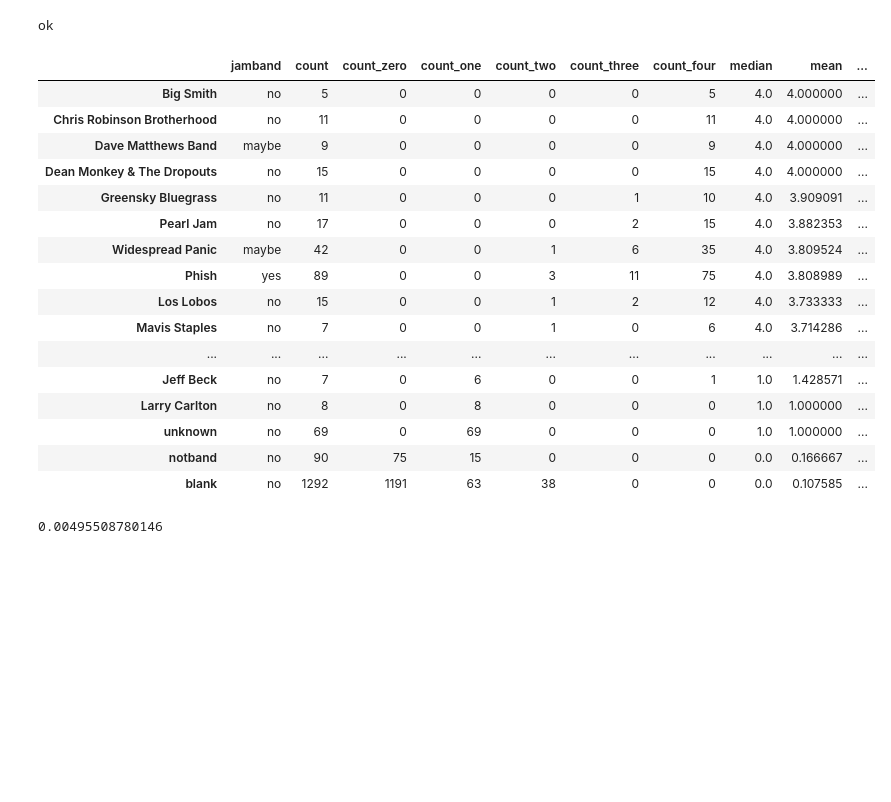
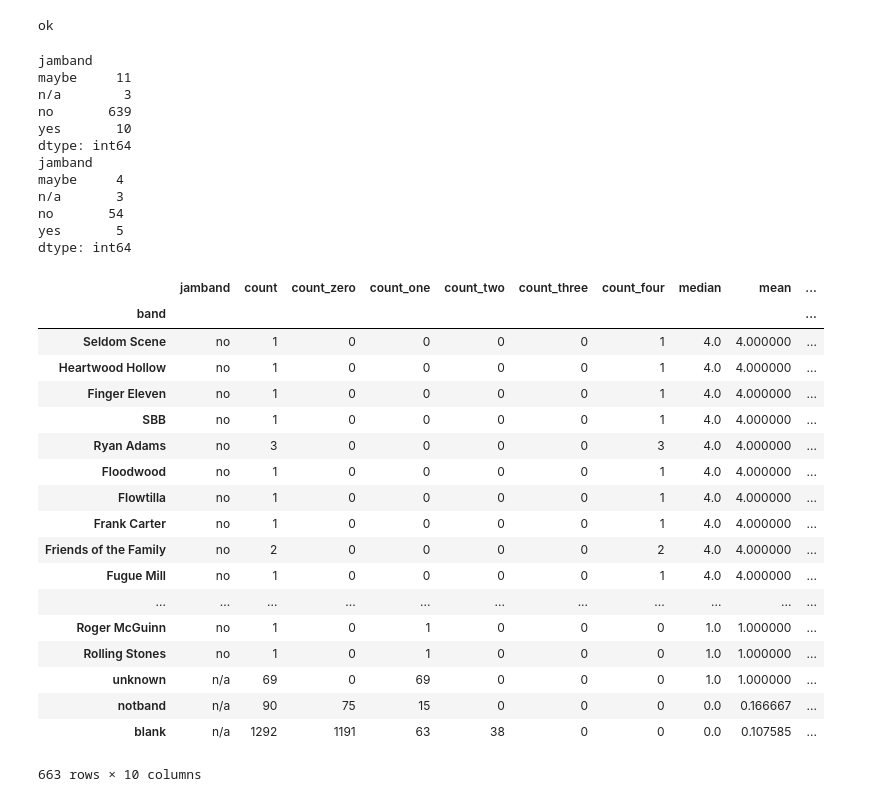
Before and after one commit to raddick/musical-folksonomy, a Jupyter notebook: folksonomy.ipynb, the cells around one changed output. Cells and saved outputs as stored; diff of their text form; code cells hidden in the pictures; blank space fills up the shorter version.

Commit message:
Stats complete!

```diff
--- a/folksonomy.ipynb
+++ b/folksonomy.ipynb
@@ -628,12 +630,14 @@ music_df = music_df_bk
 
 music_df['band'] = music_df['band'].fillna('blank')
 
-small_sample_cutoff_value = 5
+small_sample_cutoff_value = 4
 
 stats_allbands_df = pandas.DataFrame(data=music_df['band'].drop_duplicates().sort_values().values, columns=['band'])
 stats_allbands_df = stats_allbands_df.set_index('band')
+stats_allbands_df.sample(3)
 
-stats_allbands_df['jamband'] = 'no'
+stats_allbands_df['jamband'] = 'xxx'
+stats_allbands_df.loc[stats_allbands_df.index.map(lambda x: x in ['unknown', 'notband', 'blank'])==True, 'jamband'] = 'n/a'
 jambandlist = ['Grateful Dead', 'The Other Ones', 'The Dead']
 jambandlist += ['Phil Lesh & Friends', 'Ratdog', 'Jerry Garcia Band']
 jambandlist += ['Jerry Garcia', 'Bruce Hornsby', 'Phish', 'Trey Anastasio Band']
@@ -654,6 +658,9 @@ jambandmaybelist += ['Dave Matthews (solo)', 'Tim Reynolds']
 
 stats_allbands_df.loc[stats_allbands_df.index.isin(jambandlist), 'jamband'] = 'yes'
 stats_allbands_df.loc[stats_allbands_df.index.isin(jambandmaybelist), 'jamband'] = 'maybe'
+stats_allbands_df.loc[stats_allbands_df['jamband'] == 'xxx', 'jamband'] = 'no'
+
+print(stats_allbands_df.groupby('jamband').size())
 
 stats_allbands_df['count'] = 0
 stats_allbands_df['count_zero'] = 0
@@ -667,62 +674,62 @@ stats_allbands_df['stdev'] = 0
 
 for thisband, thisrow in stats_allbands_df.iterrows():
     stats_allbands_df.loc[thisband, 'count'] = music_df['score'][music_df['band'] == thisband].count()
     stats_allbands_df.loc[thisband, 'count_zero'] = music_df['score'][(music_df['band'] == thisband) & (music_df['score'] == 0)].count()
     stats_allbands_df.loc[thisband, 'count_one'] = music_df['score'][(music_df['band'] == thisband) & (music_df['score'] == 1)].count()
     stats_allbands_df.loc[thisband, 'count_two'] = music_df['score'][(music_df['band'] == thisband) & (music_df['score'] == 2)].count()
     stats_allbands_df.loc[thisband, 'count_three'] = music_df['score'][(music_df['band'] == thisband) & (music_df['score'] == 3)].count()
     stats_allbands_df.loc[thisband, 'count_four'] = music_df['score'][(music_df['band'] == thisband) & (music_df['score'] == 4)].count()
     stats_allbands_df.loc[thisband, 'median'] = music_df['score'][music_df['band'] == thisband].median()
     stats_allbands_df.loc[thisband, 'mean'] = music_df['score'][music_df['band'] == thisband].mean()
     stats_allbands_df.loc[thisband, 'stdev'] = music_df['score'][music_df['band'] == thisband].std()
 
 #music_df['score'][(music_df['band'] == 'Grateful Dead')].count()
 stats_df = stats_allbands_df[stats_allbands_df['count'] >= small_sample_cutoff_value]
 
 misc_bands = stats_allbands_df[stats_allbands_df['count'] < small_sample_cutoff_value].index.values.tolist()
 misc_count = music_df['score'][music_df['band'].isin(misc_bands)].count()
 misc_count_zero = music_df['score'][(music_df['band'].isin(misc_bands)) & (music_df['score'] == 0)].count()
 misc_count_one = music_df['score'][(music_df['band'].isin(misc_bands)) & (music_df['score'] == 1)].count()
 misc_count_two = music_df['score'][(music_df['band'].isin(misc_bands)) & (music_df['score'] == 2)].count()
 misc_count_three = music_df['score'][(music_df['band'].isin(misc_bands)) & (music_df['score'] == 3)].count()
 misc_count_four = music_df['score'][(music_df['band'].isin(misc_bands)) & (music_df['score'] == 4)].count()
 misc_median = music_df['score'][music_df['band'].isin(misc_bands)].median()
 misc_mean = music_df['score'][music_df['band'].isin(misc_bands)].mean()
 misc_stdev = music_df['score'][music_df['band'].isin(misc_bands)].std()
 allotherbands_df = pandas.DataFrame(data = [['no', misc_count, misc_count_zero, misc_count_one, misc_count_two, misc_count_three, misc_count_four, misc_median, misc_mean, misc_stdev]], columns=stats_df.columns, index=['All other bands'])
 stats_df = stats_df.append(allotherbands_df)
+print(stats_df.groupby('jamband').size())
 
-stats_df.sort_values('mean', ascending=False)
+stats_allbands_df.sort_values('mean', ascending=False)
 # %% [output]
+jamband
+maybe     11
+n/a        3
+no       639
+yes       10
+dtype: int64
+jamband
+maybe     4
+n/a       3
+no       54
+yes       5
+dtype: int64
 |  | jamband | count | count_zero | count_one | count_two | count_three | count_four | median | mean | ... |
-| Big Smith | no | 5 | 0 | 0 | 0 | 0 | 5 | 4.0 | 4.000000 | ... |
-| Chris Robinson Brotherhood | no | 11 | 0 | 0 | 0 | 0 | 11 | 4.0 | 4.000000 | ... |
-| Dave Matthews Band | maybe | 9 | 0 | 0 | 0 | 0 | 9 | 4.0 | 4.000000 | ... |
-| Dean Monkey & The Dropouts | no | 15 | 0 | 0 | 0 | 0 | 15 | 4.0 | 4.000000 | ... |
-| Greensky Bluegrass | no | 11 | 0 | 0 | 0 | 1 | 10 | 4.0 | 3.909091 | ... |
-| Pearl Jam | no | 17 | 0 | 0 | 0 | 2 | 15 | 4.0 | 3.882353 | ... |
-| Widespread Panic | maybe | 42 | 0 | 0 | 1 | 6 | 35 | 4.0 | 3.809524 | ... |
-| Phish | yes | 89 | 0 | 0 | 3 | 11 | 75 | 4.0 | 3.808989 | ... |
-| Los Lobos | no | 15 | 0 | 0 | 1 | 2 | 12 | 4.0 | 3.733333 | ... |
-| Mavis Staples | no | 7 | 0 | 0 | 1 | 0 | 6 | 4.0 | 3.714286 | ... |
+| band |  |  |  |  |  |  |  |  |  | ... |
+| Seldom Scene | no | 1 | 0 | 0 | 0 | 0 | 1 | 4.0 | 4.000000 | ... |
+| Heartwood Hollow | no | 1 | 0 | 0 | 0 | 0 | 1 | 4.0 | 4.000000 | ... |
+| Finger Eleven | no | 1 | 0 | 0 | 0 | 0 | 1 | 4.0 | 4.000000 | ... |
+| SBB | no | 1 | 0 | 0 | 0 | 0 | 1 | 4.0 | 4.000000 | ... |
+| Ryan Adams | no | 3 | 0 | 0 | 0 | 0 | 3 | 4.0 | 4.000000 | ... |
+| Floodwood | no | 1 | 0 | 0 | 0 | 0 | 1 | 4.0 | 4.000000 | ... |
+| Flowtilla | no | 1 | 0 | 0 | 0 | 0 | 1 | 4.0 | 4.000000 | ... |
+| Frank Carter | no | 1 | 0 | 0 | 0 | 0 | 1 | 4.0 | 4.000000 | ... |
+| Friends of the Family | no | 2 | 0 | 0 | 0 | 0 | 2 | 4.0 | 4.000000 | ... |
+| Fugue Mill | no | 1 | 0 | 0 | 0 | 0 | 1 | 4.0 | 4.000000 | ... |
 | ... | ... | ... | ... | ... | ... | ... | ... | ... | ... | ... |
-| Jeff Beck | no | 7 | 0 | 6 | 0 | 0 | 1 | 1.0 | 1.428571 | ... |
-| Larry Carlton | no | 8 | 0 | 8 | 0 | 0 | 0 | 1.0 | 1.000000 | ... |
-| unknown | no | 69 | 0 | 69 | 0 | 0 | 0 | 1.0 | 1.000000 | ... |
-| notband | no | 90 | 75 | 15 | 0 | 0 | 0 | 0.0 | 0.166667 | ... |
-| blank | no | 1292 | 1191 | 63 | 38 | 0 | 0 | 0.0 | 0.107585 | ... |
+| Roger McGuinn | no | 1 | 0 | 1 | 0 | 0 | 0 | 1.0 | 1.000000 | ... |
+| Rolling Stones | no | 1 | 0 | 1 | 0 | 0 | 0 | 1.0 | 1.000000 | ... |
+| unknown | n/a | 69 | 0 | 69 | 0 | 0 | 0 | 1.0 | 1.000000 | ... |
+| notband | n/a | 90 | 75 | 15 | 0 | 0 | 0 | 0.0 | 0.166667 | ... |
+| blank | n/a | 1292 | 1191 | 63 | 38 | 0 | 0 | 0.0 | 0.107585 | ... |
+663 rows × 10 columns
-# %%
-music_df = music_df_bk
-music_df = music_df.join(stats_allbands_df['jamband'], how='left', on='band')
-music_df.groupby('jamband')['score'].mean()
-
-
-from scipy.stats import ttest_ind
-
-group1 = music_df['score'][music_df['jamband'] == 'yes']
-group2 = music_df['score'][music_df['jamband'] == 'maybe']
-
-t, p = ttest_ind(group1, group2)
-print(p)
-# %% [output]
-0.00495508780146
```
Also changed, not shown: parts of 4 cells of this notebook.
